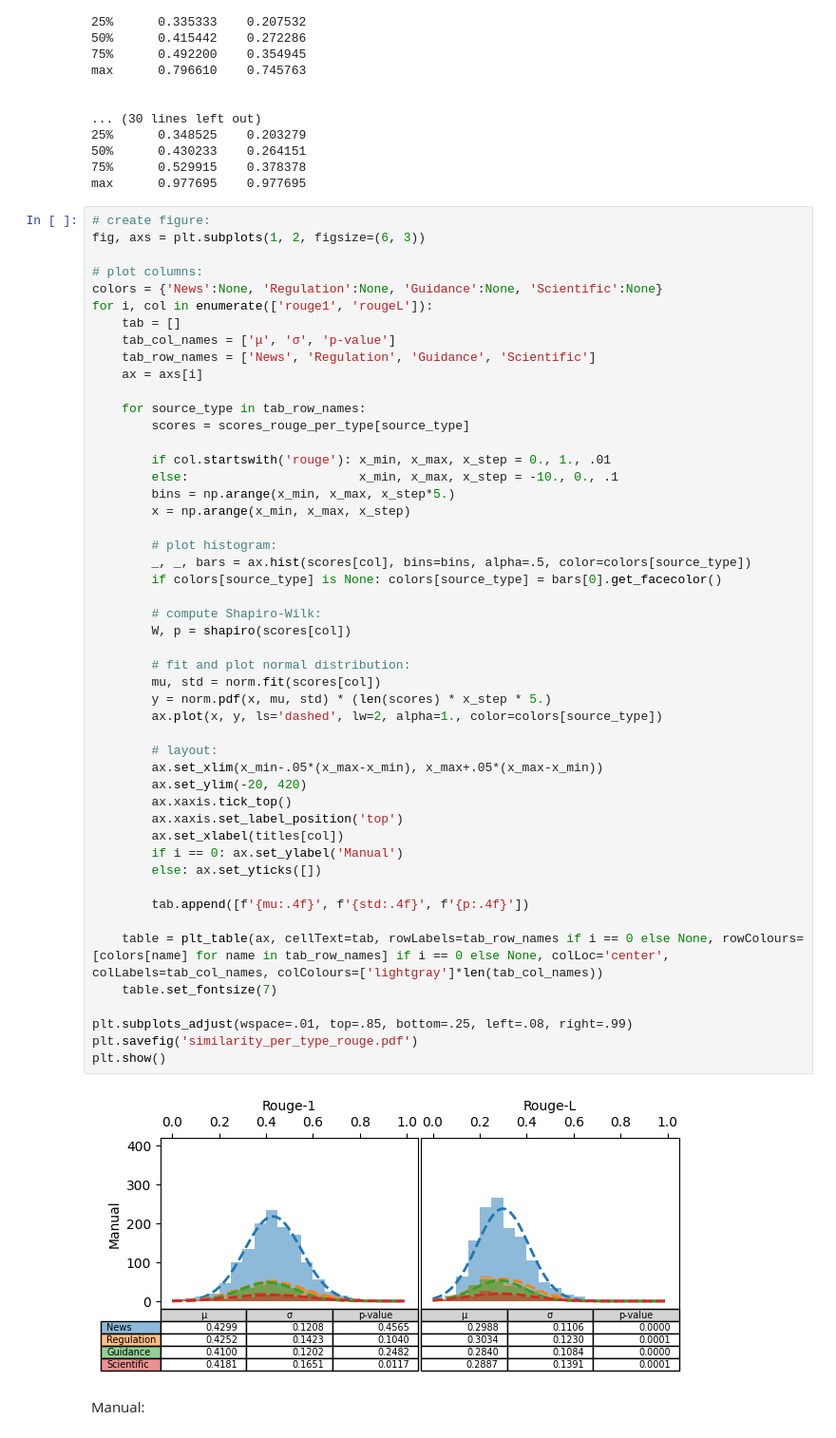
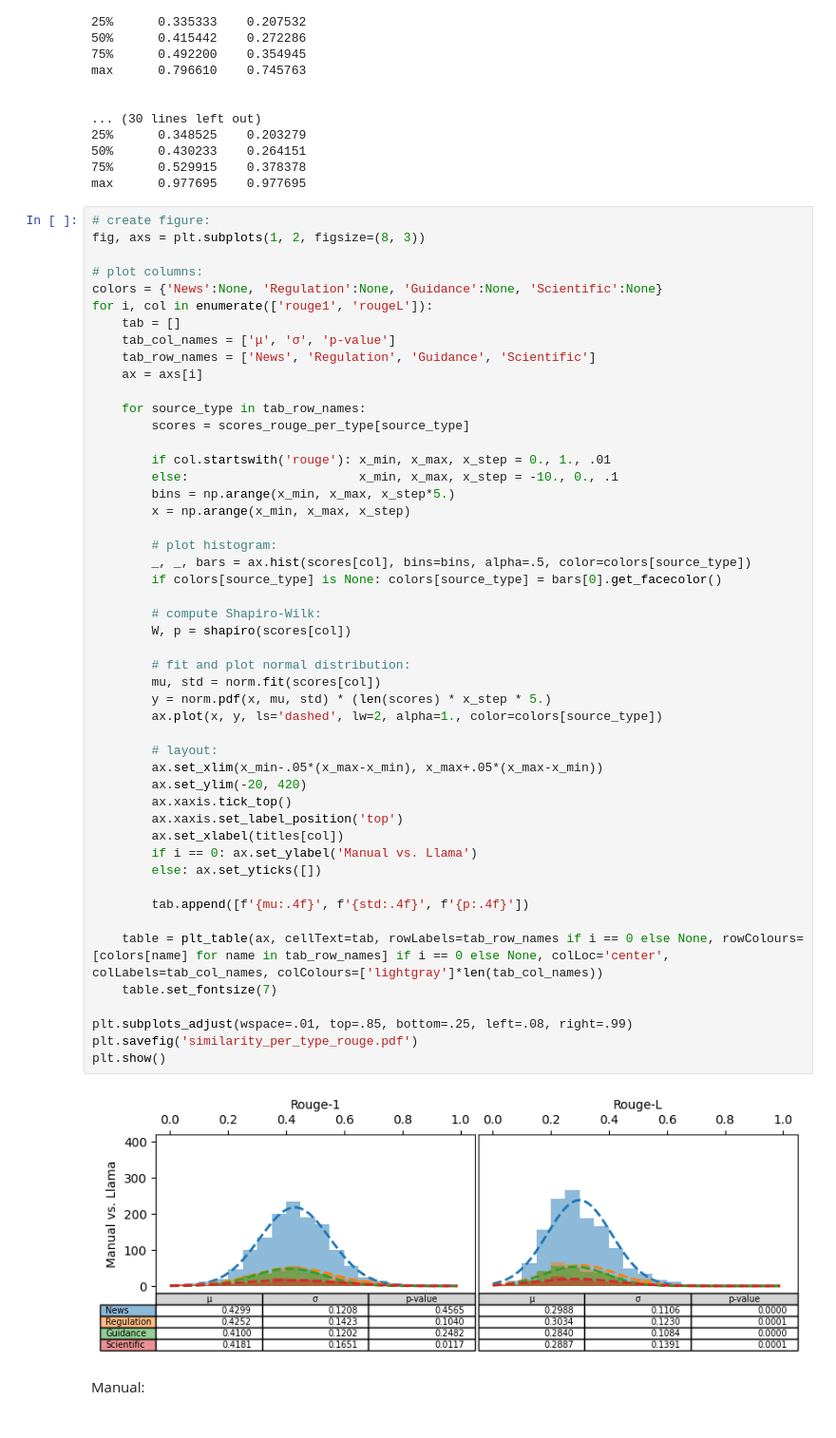
Before and after one commit to EFRA-DH/sgs, a Jupyter notebook: scoring.ipynb, the cells around one changed output. Shown at 95% size. Saved outputs shown, nothing was run; the diff lists cells and outputs as text.

Commit message:
Fixed rouge plot

```diff
--- a/scoring.ipynb
+++ b/scoring.ipynb
@@ -671,7 +671,7 @@ max      0.796610    0.745763
 max      0.977695    0.977695
 # %%
 # create figure:
-fig, axs = plt.subplots(1, 2, figsize=(6, 3))
+fig, axs = plt.subplots(1, 2, figsize=(8, 3))
 
 # plot columns:
 colors = {'News':None, 'Regulation':None, 'Guidance':None, 'Scientific':None}
@@ -691,35 +691,35 @@ for i, col in enumerate(['rouge1', 'rougeL']):
 
         # plot histogram:
         _, _, bars = ax.hist(scores[col], bins=bins, alpha=.5, color=colors[source_type])
         if colors[source_type] is None: colors[source_type] = bars[0].get_facecolor()
 
         # compute Shapiro-Wilk:
         W, p = shapiro(scores[col])
 
         # fit and plot normal distribution:
         mu, std = norm.fit(scores[col])
         y = norm.pdf(x, mu, std) * (len(scores) * x_step * 5.)
         ax.plot(x, y, ls='dashed', lw=2, alpha=1., color=colors[source_type])
 
         # layout:
         ax.set_xlim(x_min-.05*(x_max-x_min), x_max+.05*(x_max-x_min))
         ax.set_ylim(-20, 420)
         ax.xaxis.tick_top()
         ax.xaxis.set_label_position('top')
         ax.set_xlabel(titles[col])
-        if i == 0: ax.set_ylabel('Manual')
+        if i == 0: ax.set_ylabel('Manual vs. Llama')
         else: ax.set_yticks([])
 
         tab.append([f'{mu:.4f}', f'{std:.4f}', f'{p:.4f}'])
 
     table = plt_table(ax, cellText=tab, rowLabels=tab_row_names if i == 0 else None, rowColours=[colors[name] for name in tab_row_names] if i == 0 else None, colLoc='center', colLabels=tab_col_names, colColours=['lightgray']*len(tab_col_names))
     table.set_fontsize(7)
 
 plt.subplots_adjust(wspace=.01, top=.85, bottom=.25, left=.08, right=.99)
 plt.savefig('similarity_per_type_rouge.pdf')
 plt.show()
 # %% [output]
-[figure, old version]
+[figure, new version]
 # %% [markdown]
 Manual:
 # %%
```
